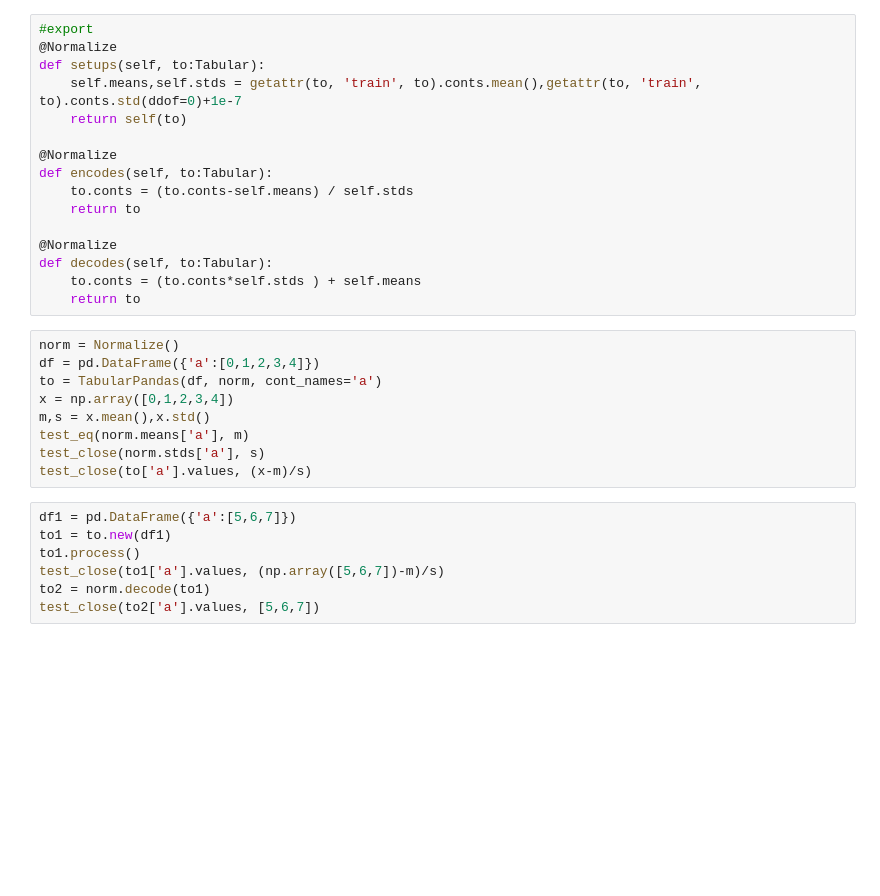
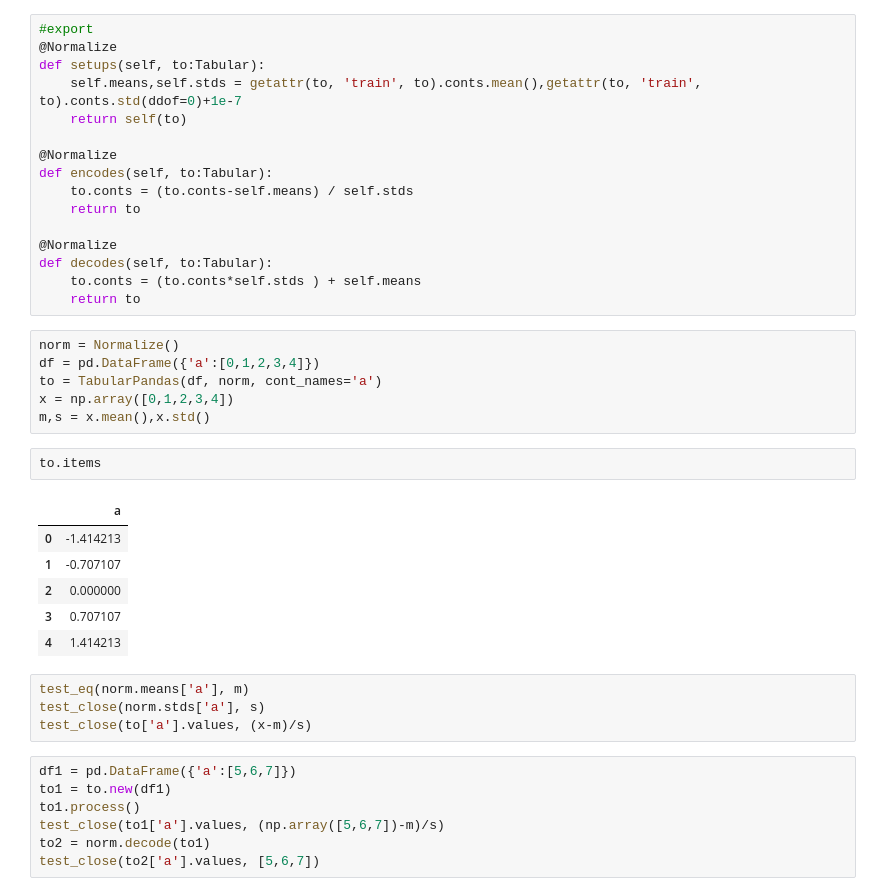
Before and after one commit to anhquan0412/fastai2, a Jupyter notebook: quan-nbs/7_40_tabular.core.ipynb, the cells around one changed output. Cells and saved outputs as stored; diff of their text form; blank space fills up the shorter version.

```diff
--- a/quan-nbs/7_40_tabular.core.ipynb
+++ b/quan-nbs/7_40_tabular.core.ipynb
@@ -626,9 +677,19 @@ df = pd.DataFrame({'a':[0,1,2,3,4]})
 to = TabularPandas(df, norm, cont_names='a')
 x = np.array([0,1,2,3,4])
 m,s = x.mean(),x.std()
-test_eq(norm.means['a'], m)
-test_close(norm.stds['a'], s)
-test_close(to['a'].values, (x-m)/s)
+# %%
+to.items
+# %% [output]
+|  | a |
+| 0 | -1.414213 |
+| 1 | -0.707107 |
+| 2 | 0.000000 |
+| 3 | 0.707107 |
+| 4 | 1.414213 |
+# %%
+test_eq(norm.means['a'], m)
+test_close(norm.stds['a'], s)
+test_close(to['a'].values, (x-m)/s)
 # %%
 df1 = pd.DataFrame({'a':[5,6,7]})
 to1 = to.new(df1)
```
Also changed, not shown: parts of 45 cells of this notebook.
